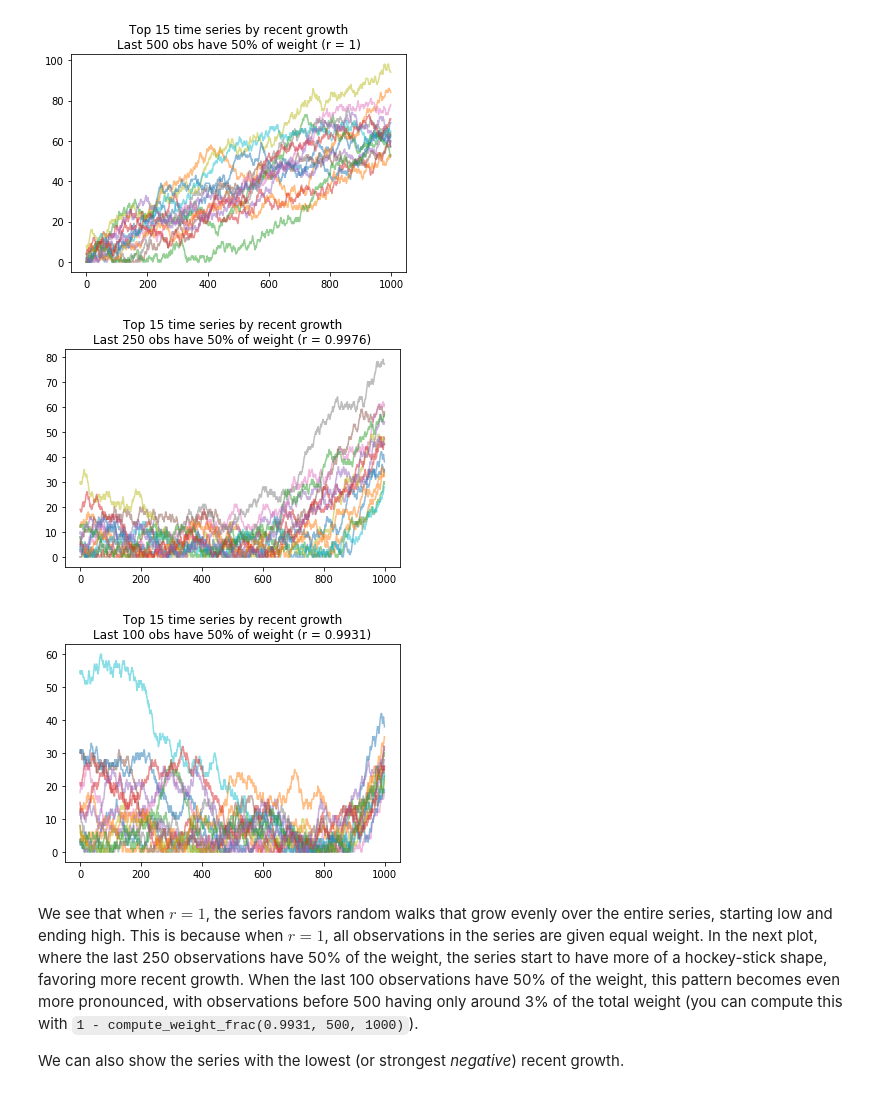
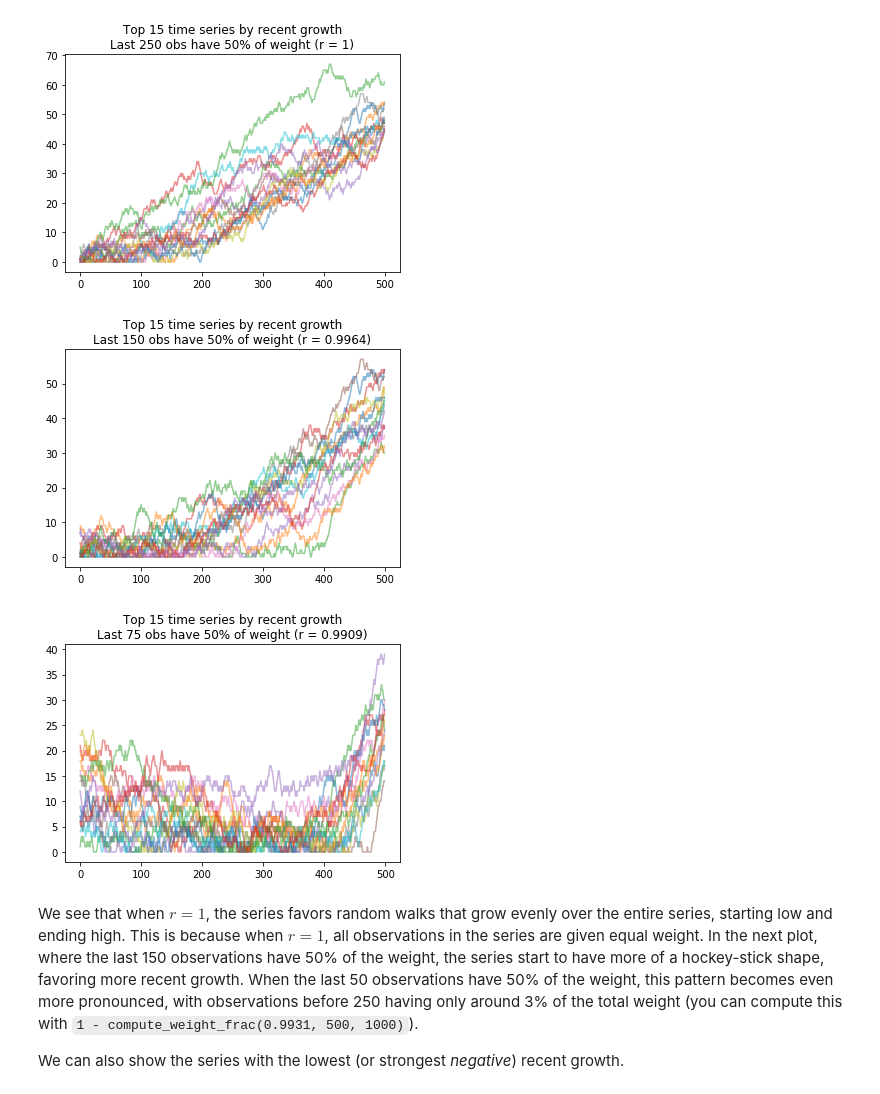
Before and after one commit to sipolac/trending, a Jupyter notebook: demo.ipynb, the cells around one changed output. Drawn from its saved outputs; the diff is of its cells as text; code cells hidden in the pictures.

Commit message:
Add motivation, headers, more but smaller time series

```diff
--- a/demo.ipynb
+++ b/demo.ipynb
@@ -52,7 +52,8 @@ def generate_series(num_series, n):
     return series
 
 
-n = 1000
-num_series = 5000
+random.seed(20190805)
+n = 500
+num_series = 10000
 series = generate_series(num_series, n)
 # %% [markdown]
@@ -68,31 +70,31 @@ As a pre-processing step, we'll add a pseudo count to each value in each series,
 # %%
 def plot_trending(p, m, n, series, pseudo_count=15, top_n=15, highest=True):
     """Find r and plot series with highest recent growth."""
     r = trending.find_r(p, m, n)
     def _growth_func(a):
         a = [x + pseudo_count for x in a]
         return trending.recent_growth(a, r)
     series = sorted(series, key=_growth_func, reverse=highest)
 
     for i in range(top_n):
         plt.plot(series[i], alpha=0.5)
     desc_word = 'Top' if highest else 'Bottom'
     title = (f'{desc_word} {top_n} time series by recent growth'
              f'\nLast {m} obs have 50% of weight (r = {r:0.4g})')
     plt.title(title)
     plt.show()
 
 
 p = 0.5
-m_list = [500, 250, 100]
+m_list = [250, 150, 75]
 for m in m_list:
     plot_trending(p, m, n, series)
 # %% [output]
-[figure, old version]
+[figure, new version]
-[figure, old version]
+[figure, new version]
-[figure, old version]
+[figure, new version]
 # %% [markdown]
-We see that when $r = 1$, the series favors random walks that grow evenly over the entire series, starting low and ending high. This is because when $r = 1$, all observations in the series are given equal weight. In the next plot, where the last 250 observations have 50% of the weight, the series start to have more of a hockey-stick shape, favoring more recent growth. When the last 100 observations have 50% of the weight, this pattern becomes even more pronounced, with observations before 500 having only around 3% of the total weight (you can compute this with `1 - compute_weight_frac(0.9931, 500, 1000)`).
+We see that when $r = 1$, the series favors random walks that grow evenly over the entire series, starting low and ending high. This is because when $r = 1$, all observations in the series are given equal weight. In the next plot, where the last 150 observations have 50% of the weight, the series start to have more of a hockey-stick shape, favoring more recent growth. When the last 50 observations have 50% of the weight, this pattern becomes even more pronounced, with observations before 250 having only around 3% of the total weight (you can compute this with `1 - compute_weight_frac(0.9931, 500, 1000)`).
 
 We can also show the series with the lowest (or strongest *negative*) recent growth.
 # %%
```
Also changed, not shown: parts of 5 cells of this notebook.
